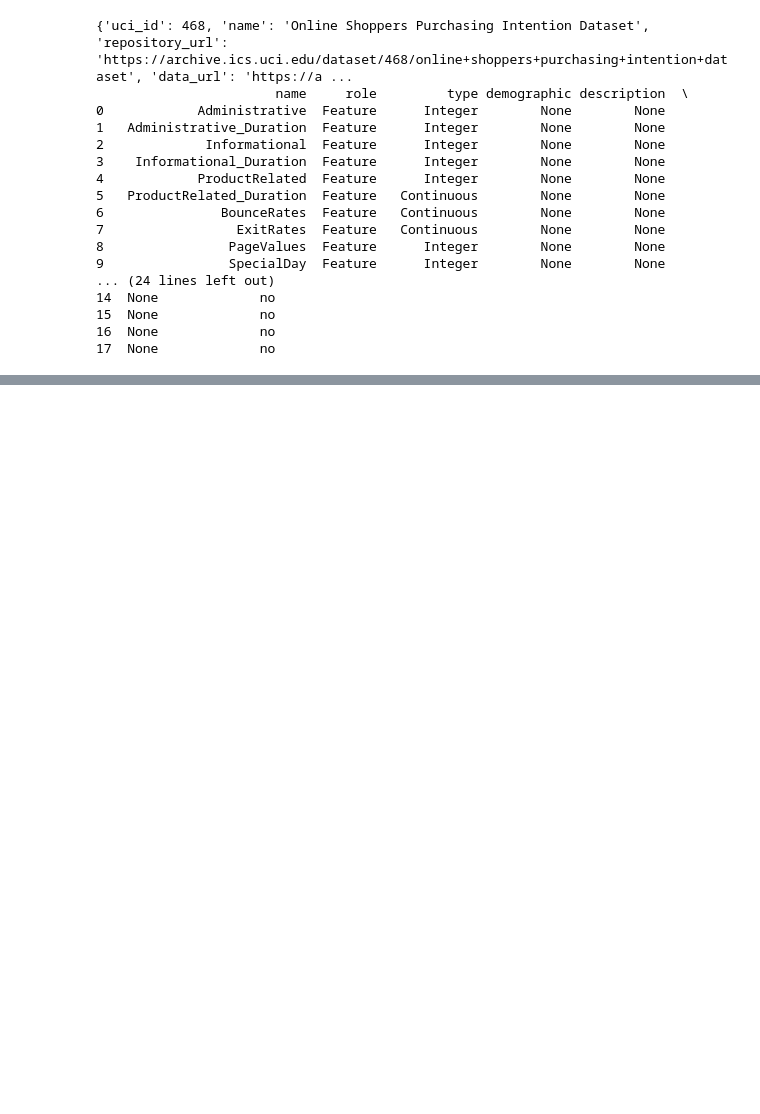
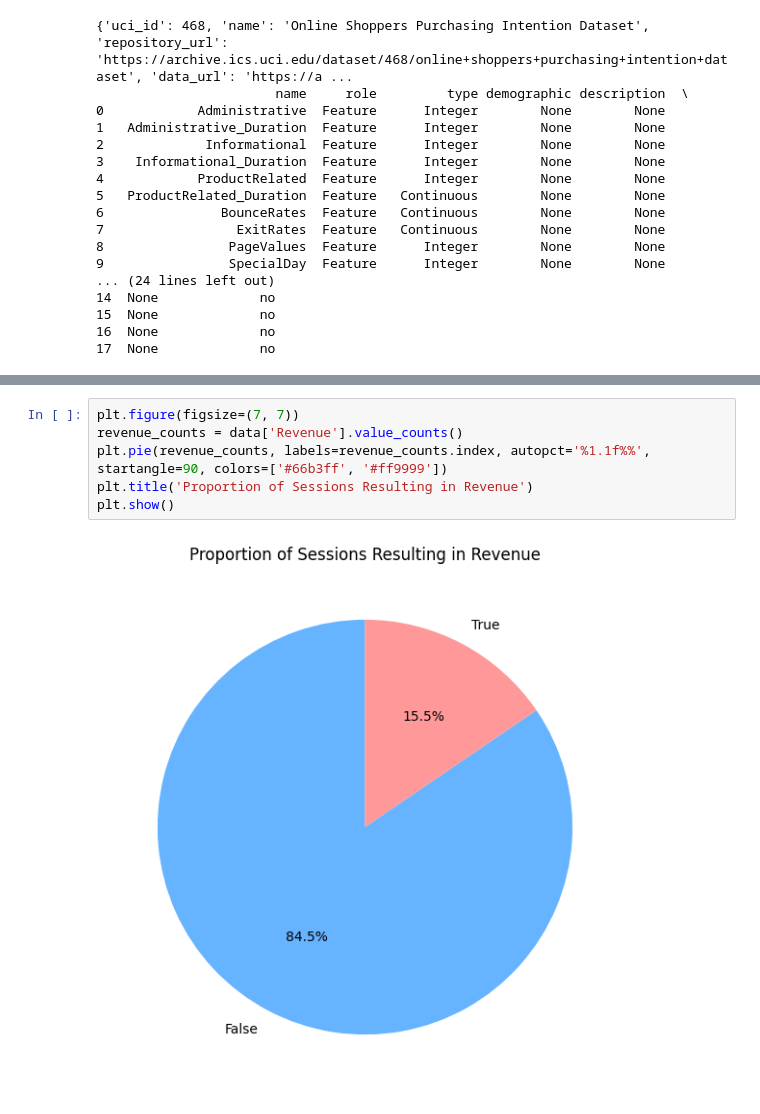
Before and after one commit to Yaj-t/DATA_ANALYTICS, a Jupyter notebook: assignments/lecture_2.ipynb, the cells around one changed output, grey strips where cells are left out. Cells and saved outputs as stored; diff of their text form; blank space fills up the shorter version.

```diff
--- a/assignments/lecture_2.ipynb
+++ b/assignments/lecture_2.ipynb
@@ -181,0 +68,8 @@ plt.show()
+# %%
+plt.figure(figsize=(7, 7))
+revenue_counts = data['Revenue'].value_counts()
+plt.pie(revenue_counts, labels=revenue_counts.index, autopct='%1.1f%%', startangle=90, colors=['#66b3ff', '#ff9999'])
+plt.title('Proportion of Sessions Resulting in Revenue')
+plt.show()
+# %% [output]
+[figure, added]
```
Also changed, not shown: parts of 4 cells of this notebook, 1 other file.
